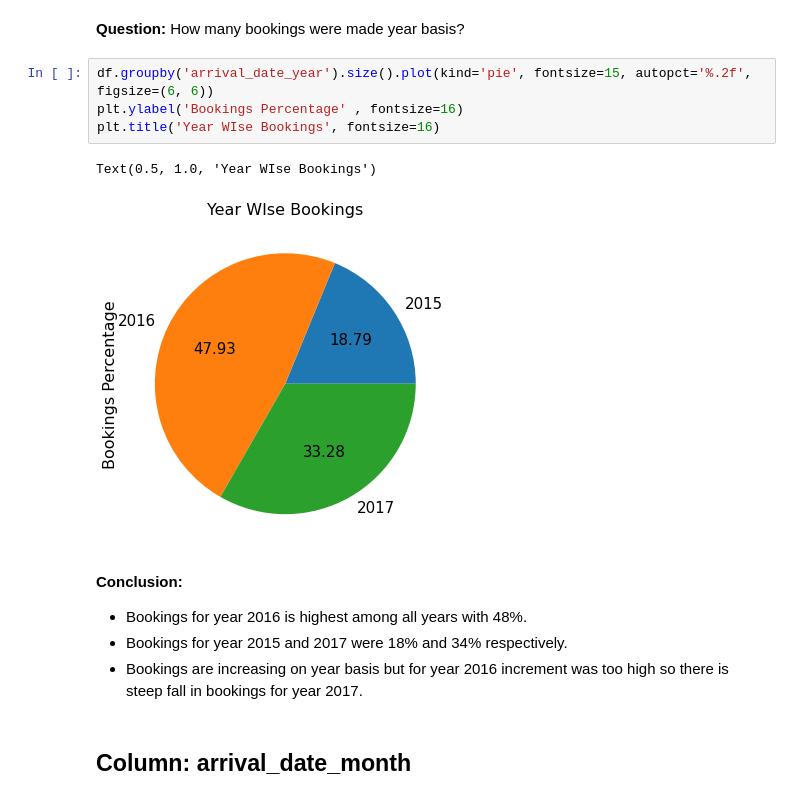
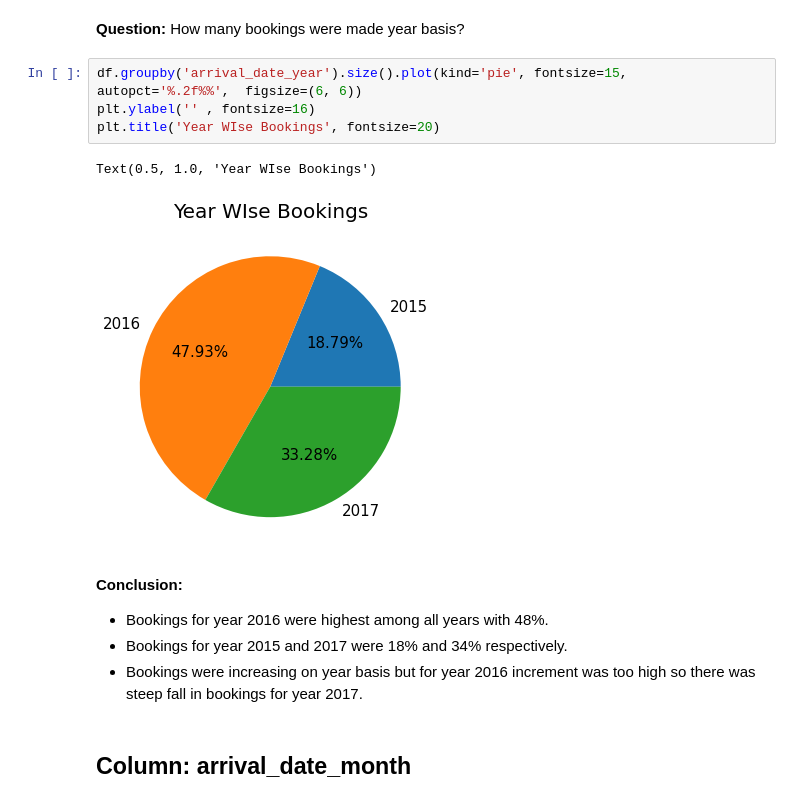
Before and after one commit to Amolrakhunde/Hotel-Booking-Analysis, a Jupyter notebook: Hotel_Booking_Analysis_Capstone_Project.ipynb, the cells around one changed output. Saved outputs shown, nothing was run; the diff lists cells and outputs as text.

```diff
--- a/Hotel_Booking_Analysis_Capstone_Project.ipynb
+++ b/Hotel_Booking_Analysis_Capstone_Project.ipynb
@@ -404,18 +404,18 @@ Within a year bookings are 93.0%
 # %% [markdown]
 **Question:** How many bookings were made year basis?
 # %%
-df.groupby('arrival_date_year').size().plot(kind='pie', fontsize=15, autopct='%.2f',  figsize=(6, 6))
-plt.ylabel('Bookings Percentage' , fontsize=16)
-plt.title('Year WIse Bookings', fontsize=16)
+df.groupby('arrival_date_year').size().plot(kind='pie', fontsize=15, autopct='%.2f%%',  figsize=(6, 6))
+plt.ylabel('' , fontsize=16)
+plt.title('Year WIse Bookings', fontsize=20)
 # %% [output]
 Text(0.5, 1.0, 'Year WIse Bookings')
-[figure, old version]
+[figure, new version]
 # %% [markdown]
 **Conclusion:**
 
-*   Bookings for year 2016 is highest among all years with 48%.
+*   Bookings for year 2016 were highest among all years with 48%.
 *   Bookings for year 2015 and 2017 were 18% and 34% respectively.
-*   Bookings are increasing on year basis but for year 2016 increment was too high so there is steep fall in bookings for year 2017.
+*   Bookings were increasing on year basis but for year 2016 increment was too high so there was steep fall in bookings for year 2017.
 # %% [markdown]
 ## **Column:** arrival_date_month
 # %% [markdown]
```
Also changed, not shown: parts of 23 cells of this notebook.
